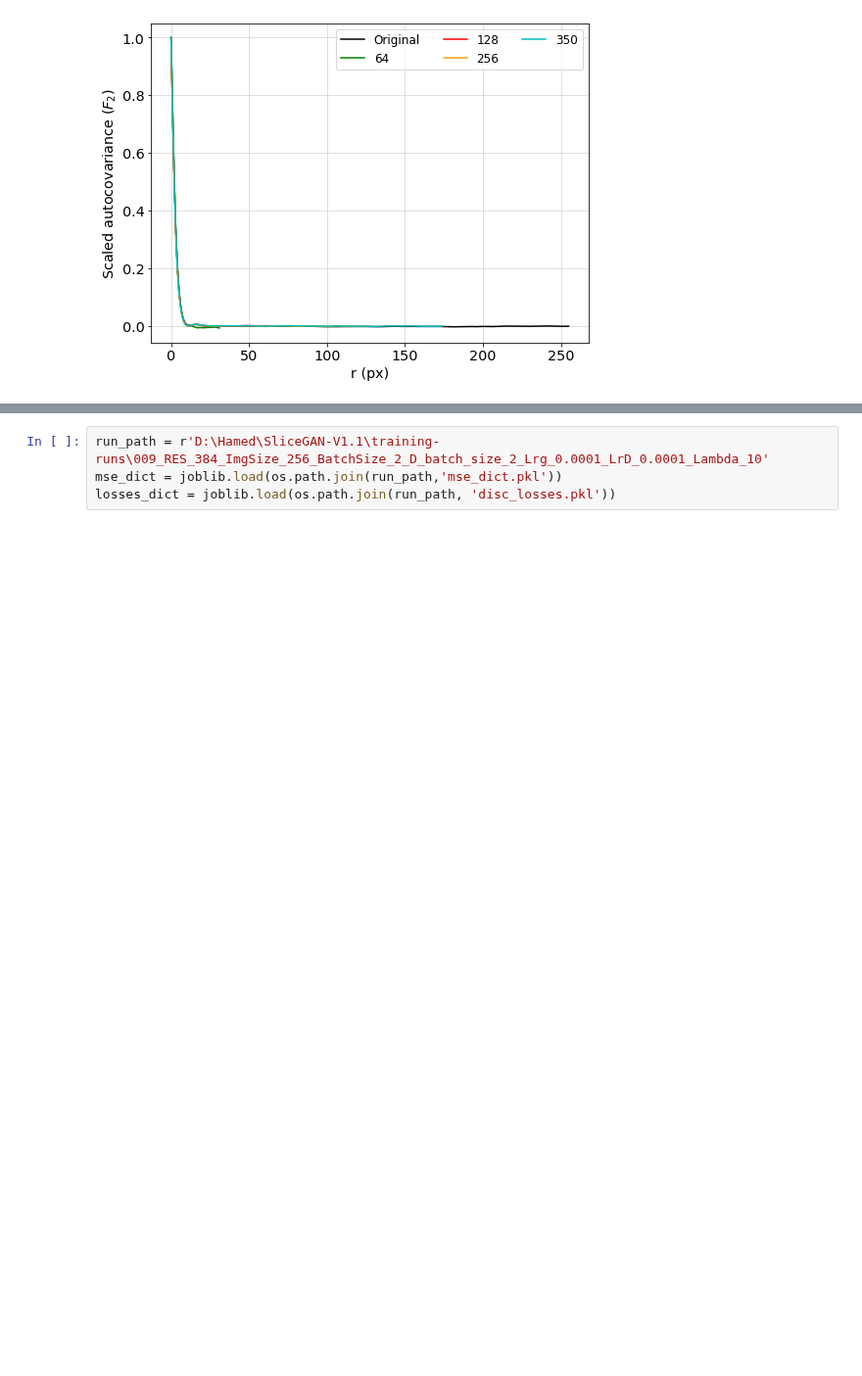
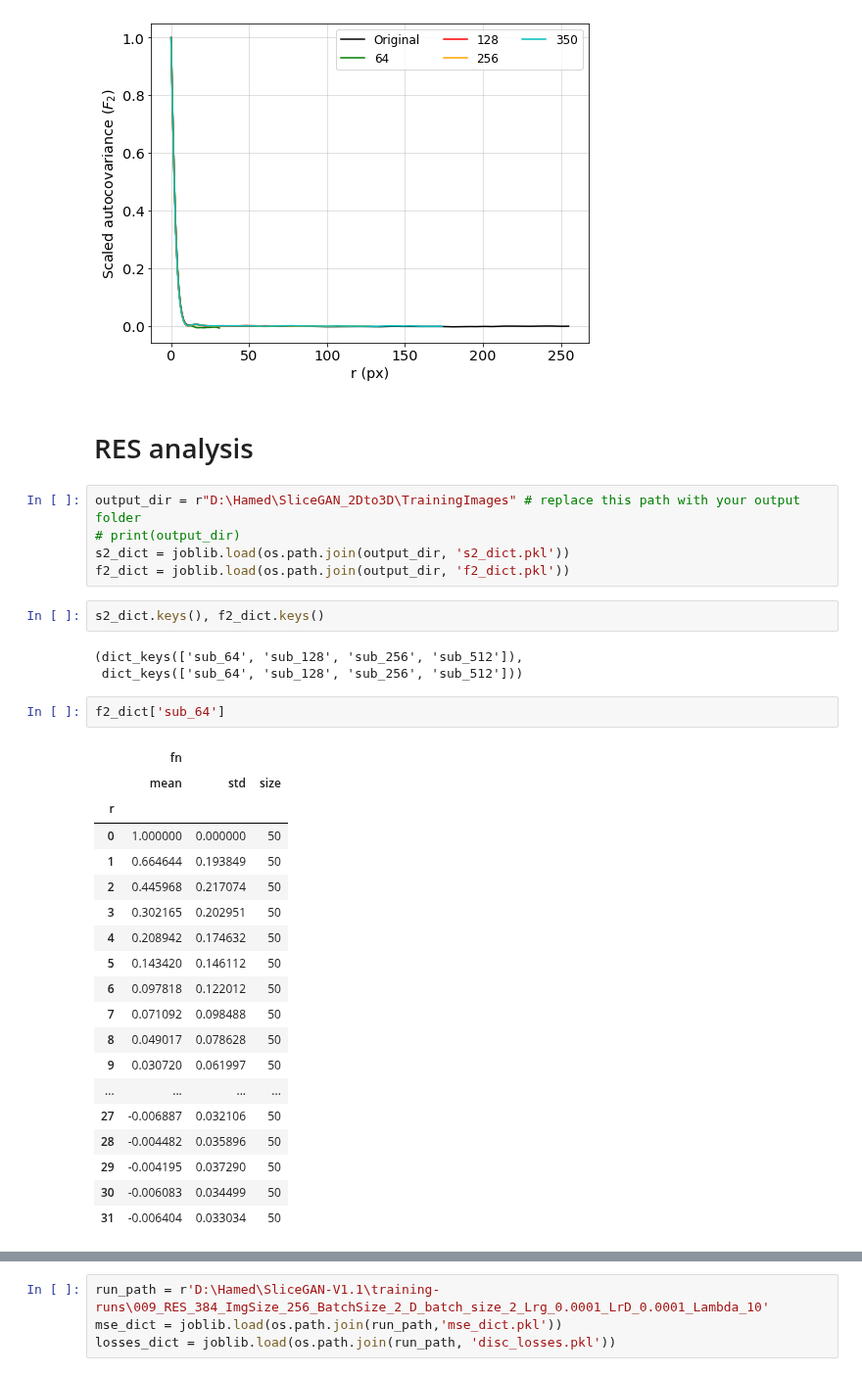
Before and after one commit to hamediut/True2Dto3Drecon, a Jupyter notebook: Notebooks/REV_example.ipynb, the cells around one changed output, grey strips where cells are left out. Shown at 98% size. Drawn from its saved outputs; the diff is of its cells as text; blank space fills up the shorter version.

```diff
--- a/Notebooks/REV_example.ipynb
+++ b/Notebooks/REV_example.ipynb
@@ -53,3 +53,37 @@ plt.show()
 # %% [output]
 [figure]
 [figure]
+# %% [markdown]
+# RES analysis
+# %%
+output_dir = r"D:\Hamed\SliceGAN_2Dto3D\TrainingImages" # replace this path with your output folder
+# print(output_dir)
+s2_dict = joblib.load(os.path.join(output_dir, 's2_dict.pkl'))
+f2_dict = joblib.load(os.path.join(output_dir, 'f2_dict.pkl'))
+# %%
+s2_dict.keys(), f2_dict.keys()
+# %% [output]
+(dict_keys(['sub_64', 'sub_128', 'sub_256', 'sub_512']),
+ dict_keys(['sub_64', 'sub_128', 'sub_256', 'sub_512']))
+# %%
+f2_dict['sub_64']
+# %% [output]
+|  | fn |  |  |
+|  | mean | std | size |
+| r |  |  |  |
+| 0 | 1.000000 | 0.000000 | 50 |
+| 1 | 0.664644 | 0.193849 | 50 |
+| 2 | 0.445968 | 0.217074 | 50 |
+| 3 | 0.302165 | 0.202951 | 50 |
+| 4 | 0.208942 | 0.174632 | 50 |
+| 5 | 0.143420 | 0.146112 | 50 |
+| 6 | 0.097818 | 0.122012 | 50 |
+| 7 | 0.071092 | 0.098488 | 50 |
+| 8 | 0.049017 | 0.078628 | 50 |
+| 9 | 0.030720 | 0.061997 | 50 |
+| ... | ... | ... | ... |
+| 27 | -0.006887 | 0.032106 | 50 |
+| 28 | -0.004482 | 0.035896 | 50 |
+| 29 | -0.004195 | 0.037290 | 50 |
+| 30 | -0.006083 | 0.034499 | 50 |
+| 31 | -0.006404 | 0.033034 | 50 |
```
Also changed, not shown: parts of 1 cell of this notebook, 3 other files.
